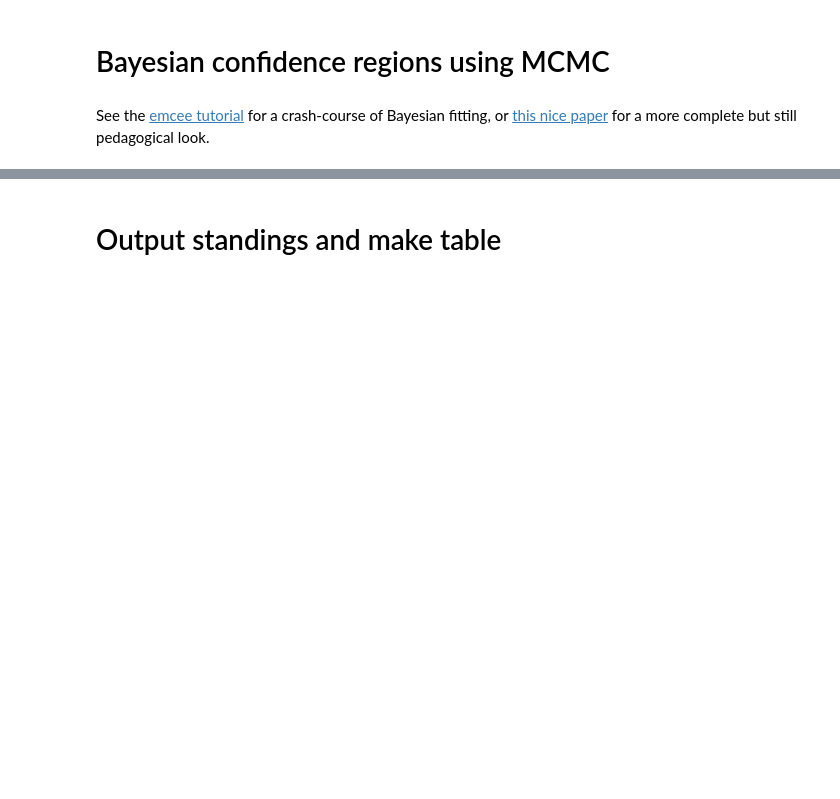
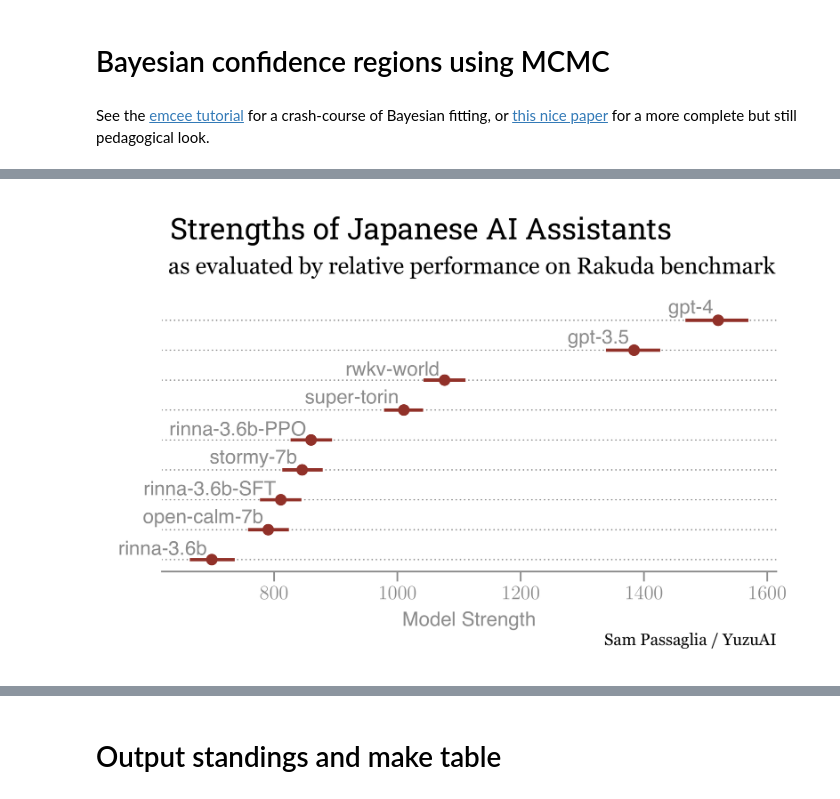
Before and after one commit to yuzu-ai/japanese-llm-ranking, a Jupyter notebook: jrank/bradley-terry.ipynb, the cells around one changed output, grey strips where cells are left out. Saved outputs shown, nothing was run; the diff lists cells and outputs as text; code cells hidden in the pictures; blank space fills up the shorter version.

```diff
--- a/jrank/bradley-terry.ipynb
+++ b/jrank/bradley-terry.ipynb
@@ -532,41 +532,44 @@ try:
     plt.rcParams["figure.facecolor"] = BGColor
     plt.rcParams["savefig.facecolor"] = BGColor
 
     fig, ax = cb.handlers()
-    cb.set_yTickLabels(ax, yoffset=-3)
+
     ax.errorbar(x_values, y_values, xerr=errors, fmt="o")
-    ax.set_xlabel(r"Model Strength $\beta$")
+    ax.set_xlabel(r"Model Strength")
     cb.set_byline(ax, "Sam Passaglia / YuzuAI", pad=7)
 
     cb.set_title(
         ax,
         title="Strengths of Japanese AI Assistants",
-        subtitle="Fit of the Bradley-Terry model to Rakuda data",
+        subtitle="as evaluated by relative performance on Rakuda benchmark",
     )
-    # ax.set_xlim([-0.6, 1.0])
-    ax.set_ylim([-0.19, 5.3])
-    ax.set_yticks(y_values, labels)
-    # ax.set_xticks([-0.5, 0, 0.5, 1])
+
+    ax.set_yticks(y_values, [])
+
+    for i, txt in enumerate(labels):
+        ax.annotate(txt, xy=(x_values[i], y_values[i]), xytext=(-3, 7), ha='right', va='center', textcoords='offset points', color=cb.grey)
 
     fig.savefig(charts_prefix + "ranking.png")
     fig.savefig(charts_prefix + "ranking.pdf")
     matplotlib.rcParams.update(matplotlib.rcParamsDefault)
     plt.rcParams["text.usetex"] = True
 
 except ImportError:
     plt.figure(figsize=(10, 6))
     plt.errorbar(
         x_values,
         y_values,
         xerr=errors,
         fmt="o",
     )
     plt.xlabel("Model Strength")
     plt.yticks(y_values, labels)
     plt.savefig(charts_prefix + "ranking.png")
     # plt.show()
 
-# Image(charts_prefix + "ranking.png", width=800)
+Image(charts_prefix + "ranking.png", width=800)
+# %% [output]
+[figure, added]
 # %%
 # Plot a parameter distribution
 # Note we don't expect maximum likelihood point to necessarily agree with maximum of the marginalized 1D posterior distribution
```
Also changed, not shown: parts of 20 cells of this notebook, 11 other files.
